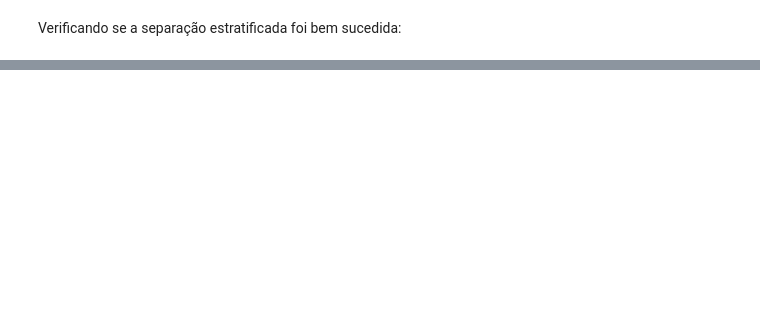
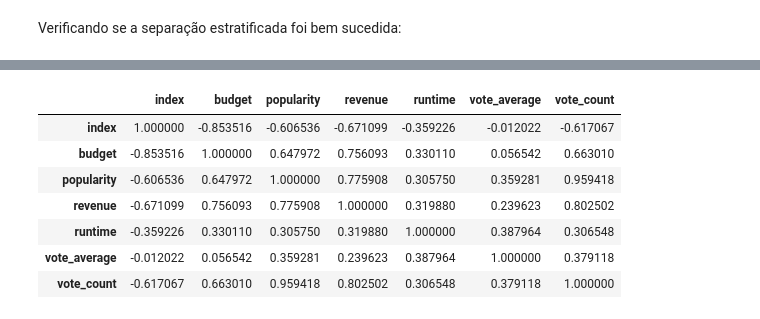
Before and after one commit to pedromtelho/MoviesRevenuePrediction, a Jupyter notebook: MachineLearningProject.ipynb, the cells around one changed output, grey strips where cells are left out. Cells and saved outputs as stored; diff of their text form; code cells hidden in the pictures; blank space fills up the shorter version.

```diff
--- a/MachineLearningProject.ipynb
+++ b/MachineLearningProject.ipynb
@@ -212,0 +302,11 @@ strat_test_set.drop(['vote_count_cat'], axis=1, inplace=True)
+# %%
+movies_train.corr(method='spearman')
+# %% [output]
+|  | index | budget | popularity | revenue | runtime | vote_average | vote_count |
+| index | 1.000000 | -0.853516 | -0.606536 | -0.671099 | -0.359226 | -0.012022 | -0.617067 |
+| budget | -0.853516 | 1.000000 | 0.647972 | 0.756093 | 0.330110 | 0.056542 | 0.663010 |
+| popularity | -0.606536 | 0.647972 | 1.000000 | 0.775908 | 0.305750 | 0.359281 | 0.959418 |
+| revenue | -0.671099 | 0.756093 | 0.775908 | 1.000000 | 0.319880 | 0.239623 | 0.802502 |
+| runtime | -0.359226 | 0.330110 | 0.305750 | 0.319880 | 1.000000 | 0.387964 | 0.306548 |
+| vote_average | -0.012022 | 0.056542 | 0.359281 | 0.239623 | 0.387964 | 1.000000 | 0.379118 |
+| vote_count | -0.617067 | 0.663010 | 0.959418 | 0.802502 | 0.306548 | 0.379118 | 1.000000 |
```
Also changed, not shown: parts of 27 cells of this notebook.
